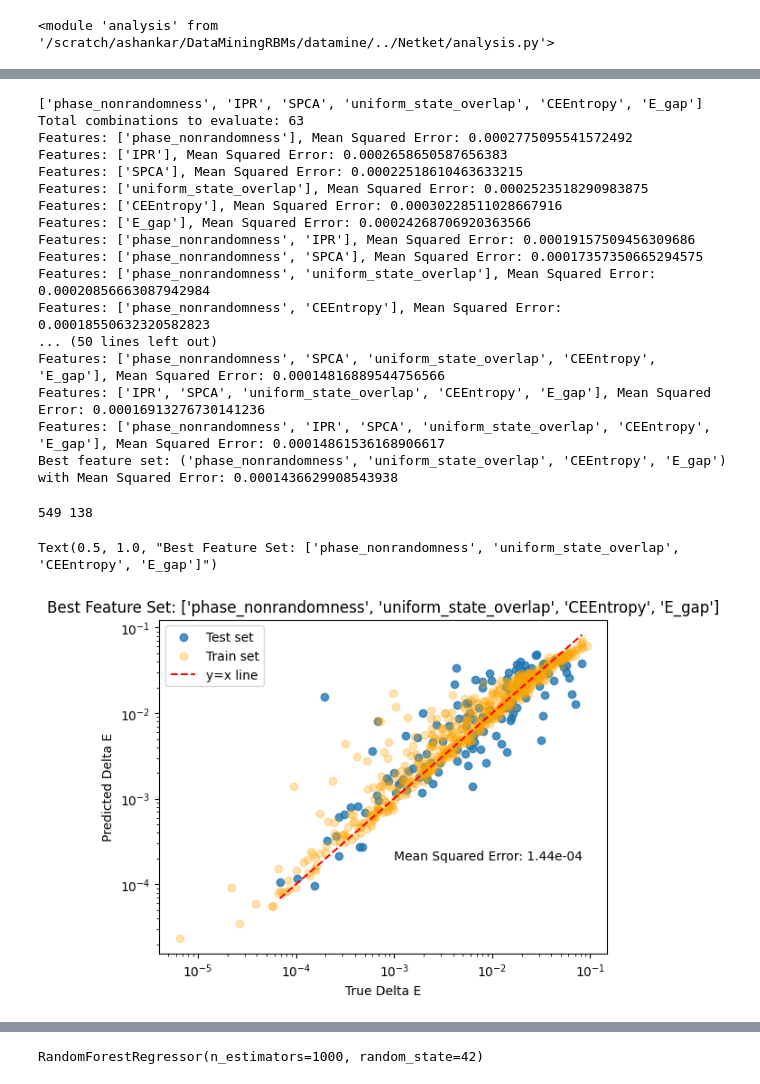
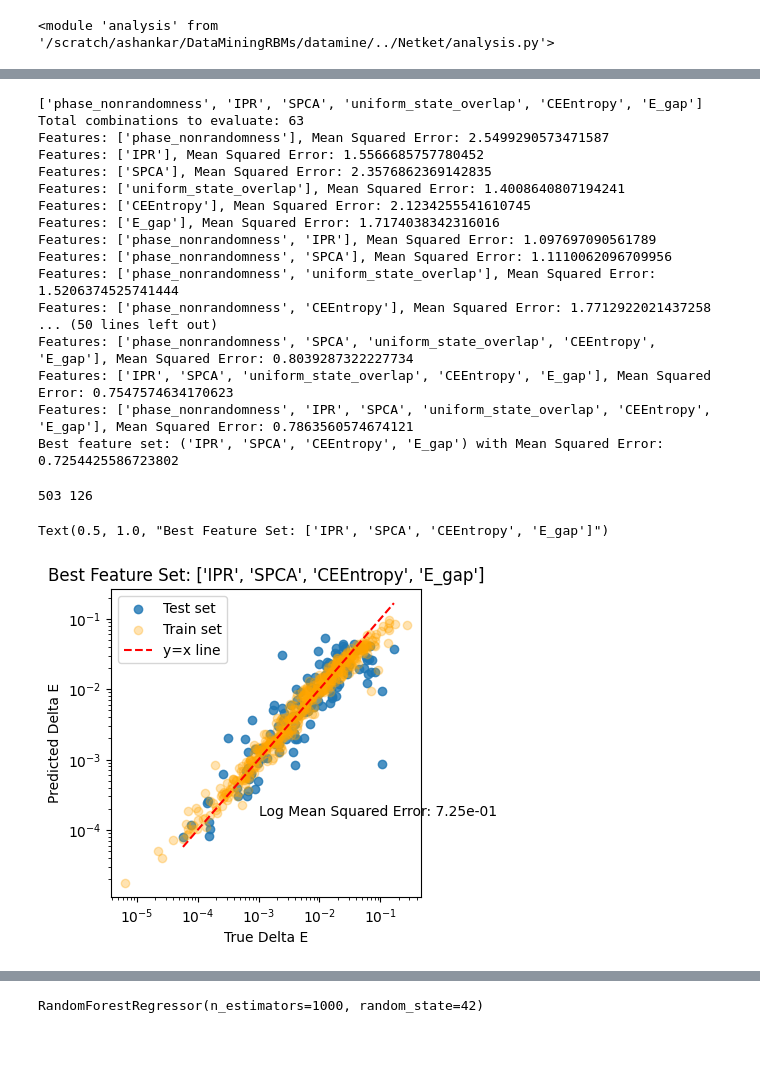
Before and after one commit to NilsNiggemann/DataMiningRBMs, a Jupyter notebook: datamine/perfvsclusterexpn.ipynb, the cells around one changed output, grey strips where cells are left out. Cells and saved outputs as stored; diff of their text form; code cells hidden in the pictures; blank space fills up the shorter version.

```diff
--- a/datamine/perfvsclusterexpn.ipynb
+++ b/datamine/perfvsclusterexpn.ipynb
@@ -183,13 +183,16 @@ print(f"Total combinations to evaluate: {len(feature_combinations)}")
 mselist = np.ones(len(feature_combinations)) * np.inf
 best_model = None
 
+df_mine = df_mine[df_mine['E_gap'] > 0]
 
 for f_idx, feature_set in enumerate(feature_combinations):
     feature_set = list(feature_set)
     traindf = df_mine[feature_set + ['Delta_E']].dropna()
-    traindf = traindf[traindf['Delta_E'] <  0.1]
+    traindf = traindf[traindf['Delta_E'] <  0.6]
+
+
     model = RandomForestRegressor(n_estimators=1000, random_state=42)
-    X_train, X_test, y_train, y_test = train_test_split(traindf[feature_set], traindf['Delta_E'], test_size=0.2, random_state=42)
+    X_train, X_test, y_train, y_test = train_test_split(traindf[feature_set], np.log(traindf['Delta_E']), test_size=0.2, random_state=42)
     model.fit(X_train[feature_set], y_train)
     y_pred = model.predict(X_test[feature_set])
     mse = mean_squared_error(y_test, y_pred)
@@ -206,44 +209,47 @@ print(f"Best feature set: {best_features} with Mean Squared Error: {best_mse}")
 # %% [output]
 ['phase_nonrandomness', 'IPR', 'SPCA', 'uniform_state_overlap', 'CEEntropy', 'E_gap']
 Total combinations to evaluate: 63
-Features: ['phase_nonrandomness'], Mean Squared Error: 0.0002775095541572492
-Features: ['IPR'], Mean Squared Error: 0.0002658650587656383
-Features: ['SPCA'], Mean Squared Error: 0.00022518610463633215
-Features: ['uniform_state_overlap'], Mean Squared Error: 0.0002523518290983875
-Features: ['CEEntropy'], Mean Squared Error: 0.00030228511028667916
-Features: ['E_gap'], Mean Squared Error: 0.00024268706920363566
-Features: ['phase_nonrandomness', 'IPR'], Mean Squared Error: 0.00019157509456309686
-Features: ['phase_nonrandomness', 'SPCA'], Mean Squared Error: 0.00017357350665294575
-Features: ['phase_nonrandomness', 'uniform_state_overlap'], Mean Squared Error: 0.00020856663087942984
-Features: ['phase_nonrandomness', 'CEEntropy'], Mean Squared Error: 0.00018550632320582823
+Features: ['phase_nonrandomness'], Mean Squared Error: 2.5499290573471587
+Features: ['IPR'], Mean Squared Error: 1.5566685757780452
+Features: ['SPCA'], Mean Squared Error: 2.3576862369142835
+Features: ['uniform_state_overlap'], Mean Squared Error: 1.4008640807194241
+Features: ['CEEntropy'], Mean Squared Error: 2.1234255541610745
+Features: ['E_gap'], Mean Squared Error: 1.7174038342316016
+Features: ['phase_nonrandomness', 'IPR'], Mean Squared Error: 1.097697090561789
+Features: ['phase_nonrandomness', 'SPCA'], Mean Squared Error: 1.1110062096709956
+Features: ['phase_nonrandomness', 'uniform_state_overlap'], Mean Squared Error: 1.5206374525741444
+Features: ['phase_nonrandomness', 'CEEntropy'], Mean Squared Error: 1.7712922021437258
 ... (50 lines left out)
-Features: ['phase_nonrandomness', 'SPCA', 'uniform_state_overlap', 'CEEntropy', 'E_gap'], Mean Squared Error: 0.00014816889544756566
-Features: ['IPR', 'SPCA', 'uniform_state_overlap', 'CEEntropy', 'E_gap'], Mean Squared Error: 0.00016913276730141236
-Features: ['phase_nonrandomness', 'IPR', 'SPCA', 'uniform_state_overlap', 'CEEntropy', 'E_gap'], Mean Squared Error: 0.00014861536168906617
-Best feature set: ('phase_nonrandomness', 'uniform_state_overlap', 'CEEntropy', 'E_gap') with Mean Squared Error: 0.0001436629908543938
+Features: ['phase_nonrandomness', 'SPCA', 'uniform_state_overlap', 'CEEntropy', 'E_gap'], Mean Squared Error: 0.8039287322227734
+Features: ['IPR', 'SPCA', 'uniform_state_overlap', 'CEEntropy', 'E_gap'], Mean Squared Error: 0.7547574634170623
+Features: ['phase_nonrandomness', 'IPR', 'SPCA', 'uniform_state_overlap', 'CEEntropy', 'E_gap'], Mean Squared Error: 0.7863560574674121
+Best feature set: ('IPR', 'SPCA', 'CEEntropy', 'E_gap') with Mean Squared Error: 0.7254425586723802
 # %%
+%matplotlib inline
 fig, ax = plt.subplots()
+fig.set_size_inches(4,4)
 best_features = list(best_features)
 traindf = df_mine[best_features + ['Delta_E']].dropna()
-traindf = traindf[traindf['Delta_E'] <  0.1]
-X_train, X_test, y_train, y_test = train_test_split(traindf[best_features], traindf['Delta_E'], test_size=0.2, random_state=42)
+traindf = traindf[traindf['Delta_E'] < 0.6]
+traindf = traindf[traindf['E_gap'] > 0 ]
+X_train, X_test, y_train, y_test = train_test_split(traindf[best_features], np.log(traindf['Delta_E']), test_size=0.2, random_state=42)
 y_pred = best_model.predict(X_test[best_features])
 y_pred_train = best_model.predict(X_train[best_features])
 print(len(y_train), len(y_test))
-mse = mean_squared_error(y_test, y_pred)
-ax.scatter(y_test, y_pred, alpha=0.8,label='Test set')
-ax.scatter(y_train, y_pred_train, alpha=0.3, color='orange',label='Train set')
+lmse = mean_squared_error(y_test, y_pred)
+ax.scatter(np.exp(y_test), np.exp(y_pred), alpha=0.8,label='Test set')
+ax.scatter(np.exp(y_train), np.exp(y_pred_train), alpha=0.3, color='orange',label='Train set')
 ax.set_xscale('log')
 ax.set_yscale('log')
 ax.set_xlabel('True Delta E')
 ax.set_ylabel('Predicted Delta E')
-ax.plot([min(y_test), max(y_test)], [min(y_test), max(y_test)], 'r--', label='y=x line')
+ax.plot(np.exp([min(y_test), max(y_test)]), np.exp([min(y_test), max(y_test)]), 'r--', label='y=x line')
 ax.legend()
-ax.text(0.001, min(y_pred)*2, f'Mean Squared Error: {mse:.2e}', fontsize=10)
-ax.set_title(f'Best Feature Set: {best_features}')
-# ax.scatter(y_test, y_pred_xgb, alpha=0.5, color='green')
+ax.text(0.001, np.exp(min(y_pred))*2, f'Log Mean Squared Error: {lmse:.2e}', fontsize=10)
+
+ax.set_title(f'Best Feature Set: {best_features}')# ax.scatter(y_test, y_pred_xgb, alpha=0.5, color='green')
 # %% [output]
-549 138
+503 126
-Text(0.5, 1.0, "Best Feature Set: ['phase_nonrandomness', 'uniform_state_overlap', 'CEEntropy', 'E_gap']")
+Text(0.5, 1.0, "Best Feature Set: ['IPR', 'SPCA', 'CEEntropy', 'E_gap']")
-[figure, old version]
+[figure, new version]
 # %%
```
Also changed, not shown: parts of 12 cells of this notebook, 4 other files.
